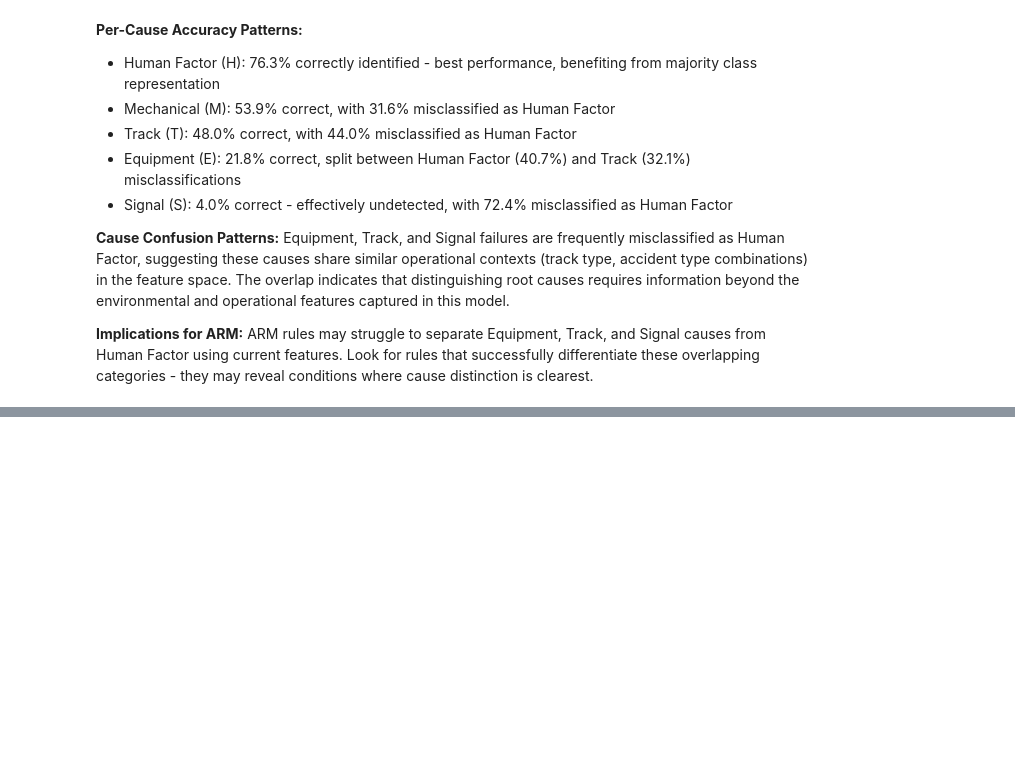
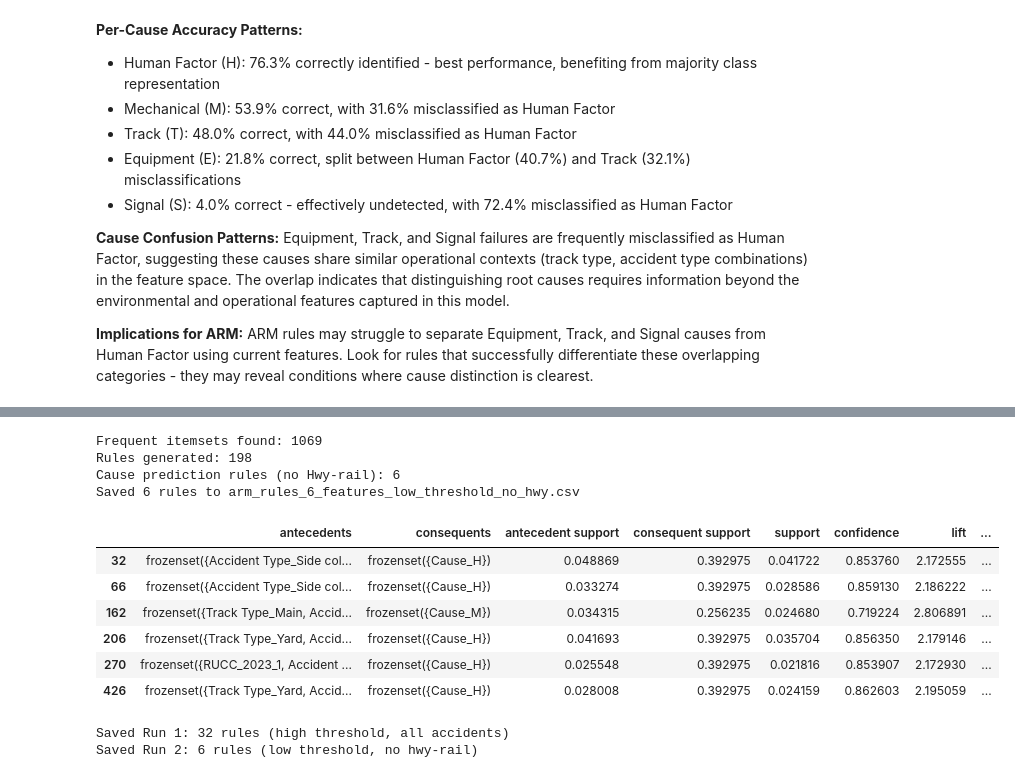
Before and after one commit to TimothyHHMai/rail-risk-census-analysis-521, a Jupyter notebook: notebooks/phase-3-arm-cba-modeling.ipynb, the cells around one changed output, grey strips where cells are left out. Cells and saved outputs as stored; diff of their text form; code cells hidden in the pictures; blank space fills up the shorter version.

```diff
--- a/notebooks/phase-3-arm-cba-modeling.ipynb
+++ b/notebooks/phase-3-arm-cba-modeling.ipynb
@@ -338,0 +592,55 @@ ARM rules may struggle to separate Equipment, Track, and Signal causes from Huma
+# %%
+from mlxtend.frequent_patterns import apriori, association_rules
+
+# Run 2: Lower thresholds, filter out Hwy-rail
+# Use same OHE data from previous run (df_arm_6)
+
+# Generate frequent itemsets with lower support
+frequent_itemsets_6_low = apriori(df_arm_6, min_support=0.02, use_colnames=True)
+print(f"Frequent itemsets found: {len(frequent_itemsets_6_low)}")
+
+# Generate association rules with lower thresholds
+rules_6_low = association_rules(frequent_itemsets_6_low, metric='lift', min_threshold=1.5)
+rules_6_low = rules_6_low[rules_6_low['confidence'] >= 0.70]
+
+print(f"Rules generated: {len(rules_6_low)}")
+
+# Filter for cause predictions only
+cause_rules_6_low = rules_6_low[rules_6_low['consequents'].apply(
+    lambda x: len(x) == 1 and any('Cause_' in str(item) for item in x)
+)]
+
+# Filter out Hwy-rail crossing rules
+cause_rules_6_low_no_hwy = cause_rules_6_low[~cause_rules_6_low['antecedents'].apply(
+    lambda x: any('Hwy-rail crossing' in str(item) for item in x)
+)]
+
+print(f"Cause prediction rules (no Hwy-rail): {len(cause_rules_6_low_no_hwy)}")
+
+# Save immediately
+cause_rules_6_low_no_hwy.to_csv('../data/processed/arm_rules_6_features_low_threshold_no_hwy.csv', index=False)
+print(f"Saved {len(cause_rules_6_low_no_hwy)} rules to arm_rules_6_features_low_threshold_no_hwy.csv")
+
+cause_rules_6_low_no_hwy
+# %% [output]
+Frequent itemsets found: 1069
+Rules generated: 198
+Cause prediction rules (no Hwy-rail): 6
+Saved 6 rules to arm_rules_6_features_low_threshold_no_hwy.csv
+|  | antecedents | consequents | antecedent support | consequent support | support | confidence | lift | ... |
+| 32 | frozenset({Accident Type_Side col... | frozenset({Cause_H}) | 0.048869 | 0.392975 | 0.041722 | 0.853760 | 2.172555 | ... |
+| 66 | frozenset({Accident Type_Side col... | frozenset({Cause_H}) | 0.033274 | 0.392975 | 0.028586 | 0.859130 | 2.186222 | ... |
+| 162 | frozenset({Track Type_Main, Accid... | frozenset({Cause_M}) | 0.034315 | 0.256235 | 0.024680 | 0.719224 | 2.806891 | ... |
+| 206 | frozenset({Track Type_Yard, Accid... | frozenset({Cause_H}) | 0.041693 | 0.392975 | 0.035704 | 0.856350 | 2.179146 | ... |
+| 270 | frozenset({RUCC_2023_1, Accident ... | frozenset({Cause_H}) | 0.025548 | 0.392975 | 0.021816 | 0.853907 | 2.172930 | ... |
+| 426 | frozenset({Track Type_Yard, Accid... | frozenset({Cause_H}) | 0.028008 | 0.392975 | 0.024159 | 0.862603 | 2.195059 | ... |
+# %%
+# Save Run 1 (high threshold, all accident types)
+cause_rules_6.to_csv('../data/processed/arm_rules_6_features_high_threshold.csv', index=False)
+print(f"Saved Run 1: {len(cause_rules_6)} rules (high threshold, all accidents)")
+
+# Already saved Run 2 above
+print(f"Saved Run 2: {len(cause_rules_6_low_no_hwy)} rules (low threshold, no hwy-rail)")
+# %% [output]
+Saved Run 1: 32 rules (high threshold, all accidents)
+Saved Run 2: 6 rules (low threshold, no hwy-rail)
```
Also changed, not shown: parts of 10 cells of this notebook, 1 other file.
